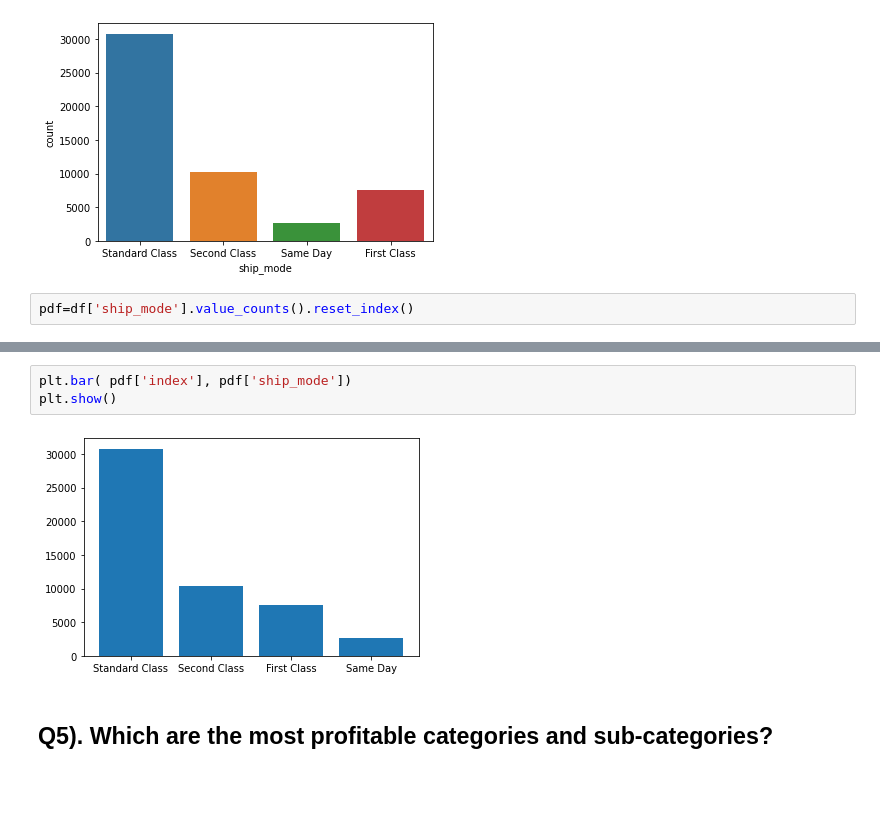
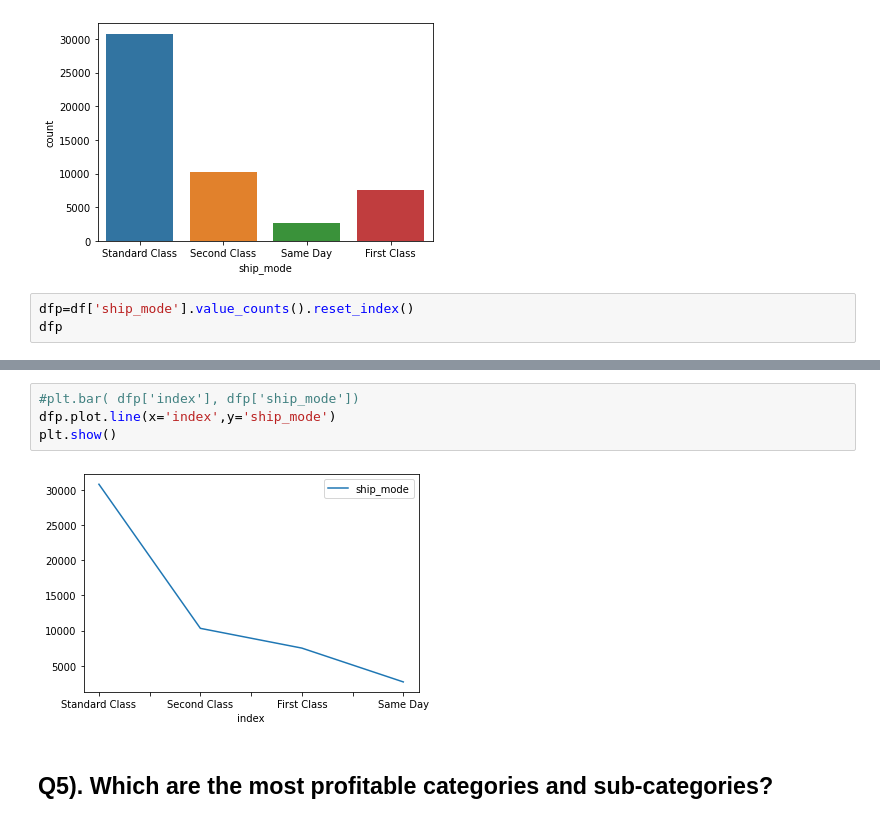
Before and after one commit to NarenderSinghRana/datasets, a Jupyter notebook: superstore_sales.ipynb, the cells around one changed output, grey strips where cells are left out. Drawn from its saved outputs; the diff is of its cells as text; blank space fills up the shorter version.

```diff
--- a/superstore_sales.ipynb
+++ b/superstore_sales.ipynb
@@ -137,4 +134,5 @@ sns.countplot(df['ship_mode'])
 <AxesSubplot:xlabel='ship_mode', ylabel='count'>
 [figure]
 # %%
-pdf=df['ship_mode'].value_counts().reset_index()
+dfp=df['ship_mode'].value_counts().reset_index()
+dfp
@@ -141,8 +145,9 @@ pdf=df['ship_mode'].value_counts().reset_index()
-# %%
-plt.bar( pdf['index'], pdf['ship_mode'])
-plt.show()
-# %% [output]
-[figure, removed]
+# %%
+#plt.bar( dfp['index'], dfp['ship_mode'])
+dfp.plot.line(x='index',y='ship_mode')
+plt.show()
+# %% [output]
+[figure, added]
 # %% [markdown]
 ## Q5). Which are the most profitable categories and sub-categories?
 # %%
```
Also changed, not shown: parts of 13 cells of this notebook.
